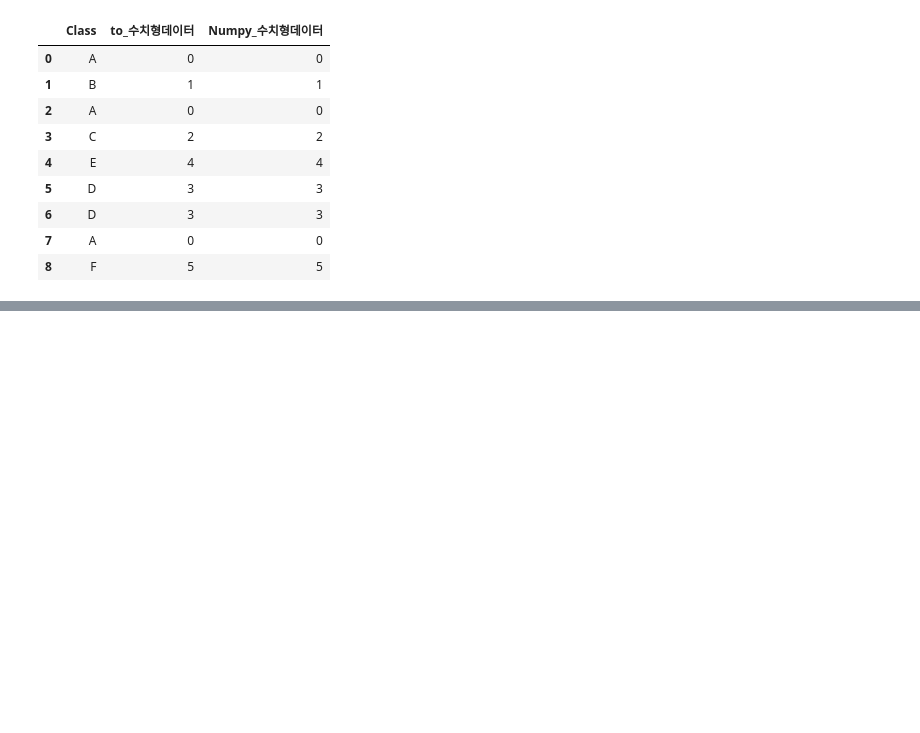
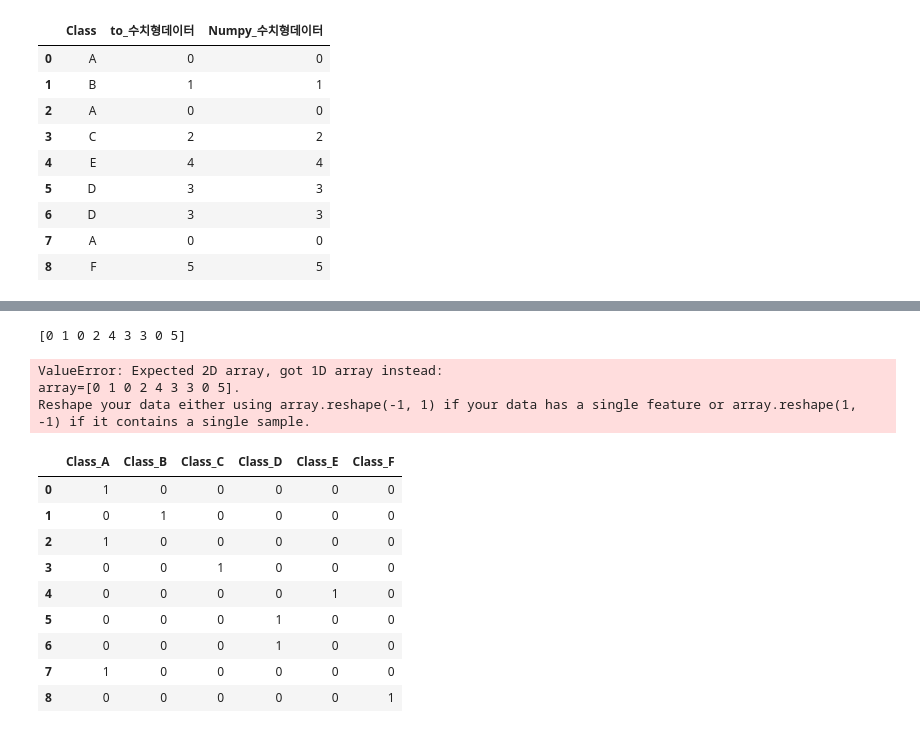
Before and after one commit to bol7979/PY_B_YNU, a Jupyter notebook: 2-3_데이터변환/2_데이터인코딩.ipynb, the cells around one changed output, grey strips where cells are left out. Saved outputs shown, nothing was run; the diff lists cells and outputs as text; code cells hidden in the pictures; blank space fills up the shorter version.

```diff
--- a/2-3_데이터변환/2_데이터인코딩.ipynb
+++ b/2-3_데이터변환/2_데이터인코딩.ipynb
@@ -110,0 +134,47 @@ df
+# %%
+#원-핫 인코딩
+from sklearn.preprocessing import LabelEncoder, OneHotEncoder
+
+obj = {
+    "Class": ["A", "B", "A", "C", "E", "D", "D", "A", "F"]
+}
+
+df = pd.DataFrame(obj)
+
+encoder = LabelEncoder()
+encoder.fit(df["Class"])
+labels = encoder.transform(df["Class"])
+
+#2차원 배열로 변환
+lables = labels.reshape(-1, 1)
+print(labels)
+
+oh_encoder = OneHotEncoder(sparse_output=False)
+oh_encoder.fit(labels)
+oh_labels = oh_encoder.transform(labels)
+print(oh_labels)
+# %% [output]
+[0 1 0 2 4 3 3 0 5]
+ValueError: Expected 2D array, got 1D array instead:
+array=[0 1 0 2 4 3 3 0 5].
+Reshape your data either using array.reshape(-1, 1) if your data has a single feature or array.reshape(1, -1) if it contains a single sample.
+# %%
+obj = {
+    "Class": ["A", "B", "A", "C", "E", "D", "D", "A", "F"]
+}
+
+df = pd.DataFrame(obj)
+
+df1 = pd.get_dummies(df)
+df1.astype(int)
+# %% [output]
+|  | Class_A | Class_B | Class_C | Class_D | Class_E | Class_F |
+| 0 | 1 | 0 | 0 | 0 | 0 | 0 |
+| 1 | 0 | 1 | 0 | 0 | 0 | 0 |
+| 2 | 1 | 0 | 0 | 0 | 0 | 0 |
+| 3 | 0 | 0 | 1 | 0 | 0 | 0 |
+| 4 | 0 | 0 | 0 | 0 | 1 | 0 |
+| 5 | 0 | 0 | 0 | 1 | 0 | 0 |
+| 6 | 0 | 0 | 0 | 1 | 0 | 0 |
+| 7 | 1 | 0 | 0 | 0 | 0 | 0 |
+| 8 | 0 | 0 | 0 | 0 | 0 | 1 |
```
Also changed, not shown: parts of 6 cells of this notebook.
